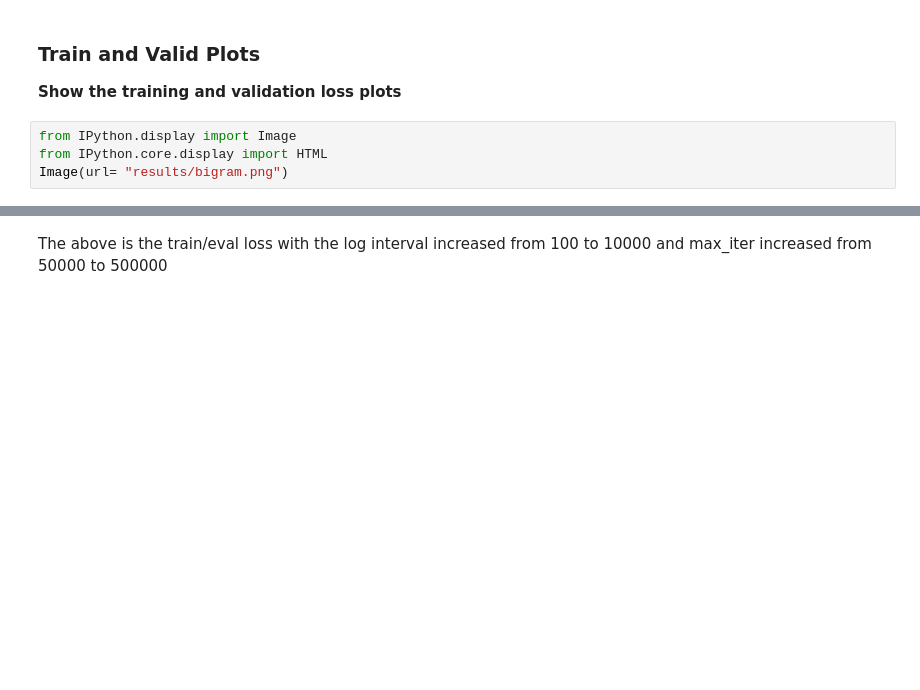
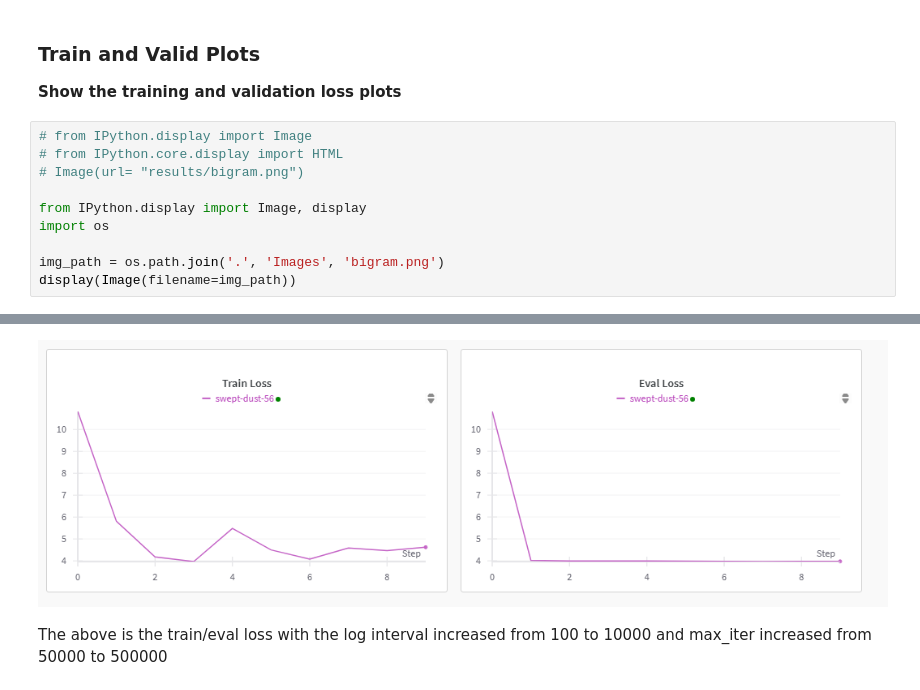
Before and after one commit to kbaseba/239AS_2, a Jupyter notebook: Project_3/Language_Modelling.ipynb, the cells around one changed output, grey strips where cells are left out. Cells and saved outputs as stored; diff of their text form; blank space fills up the shorter version.

```diff
--- a/Project_3/Language_Modelling.ipynb
+++ b/Project_3/Language_Modelling.ipynb
@@ -113,7 +113,13 @@ Early stopping triggered.
 
 **Show the training and validation loss plots**
 # %%
-from IPython.display import Image
-from IPython.core.display import HTML
-Image(url= "results/bigram.png")
+# from IPython.display import Image
+# from IPython.core.display import HTML
+# Image(url= "results/bigram.png")
+
+from IPython.display import Image, display
+import os
+
+img_path = os.path.join('.', 'Images', 'bigram.png')
+display(Image(filename=img_path))
 # %% [output]
@@ -121,2 +126,3 @@ Image(url= "results/bigram.png")
+[figure, added]
 # %% [markdown]
 The above is the train/eval loss with the log interval increased from 100 to 10000 and max_iter increased from 50000 to 500000
```
Also changed, not shown: parts of 5 cells of this notebook, 7 other files.
